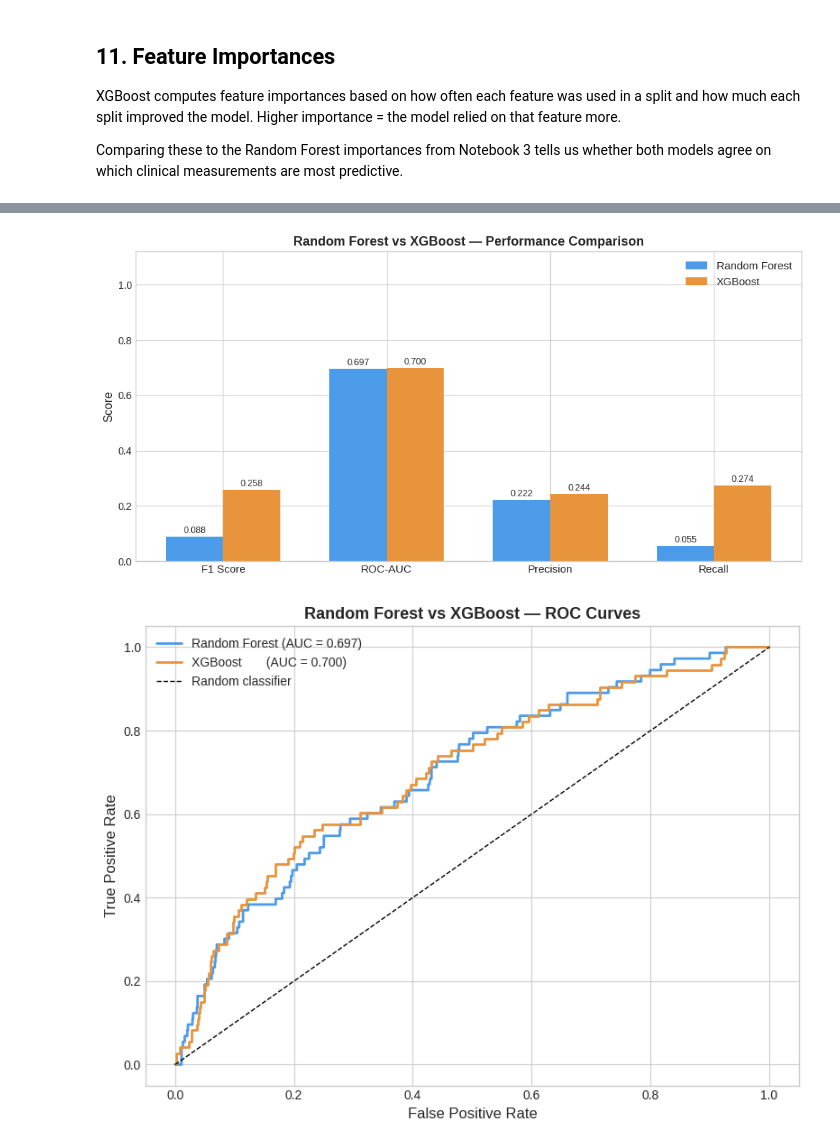
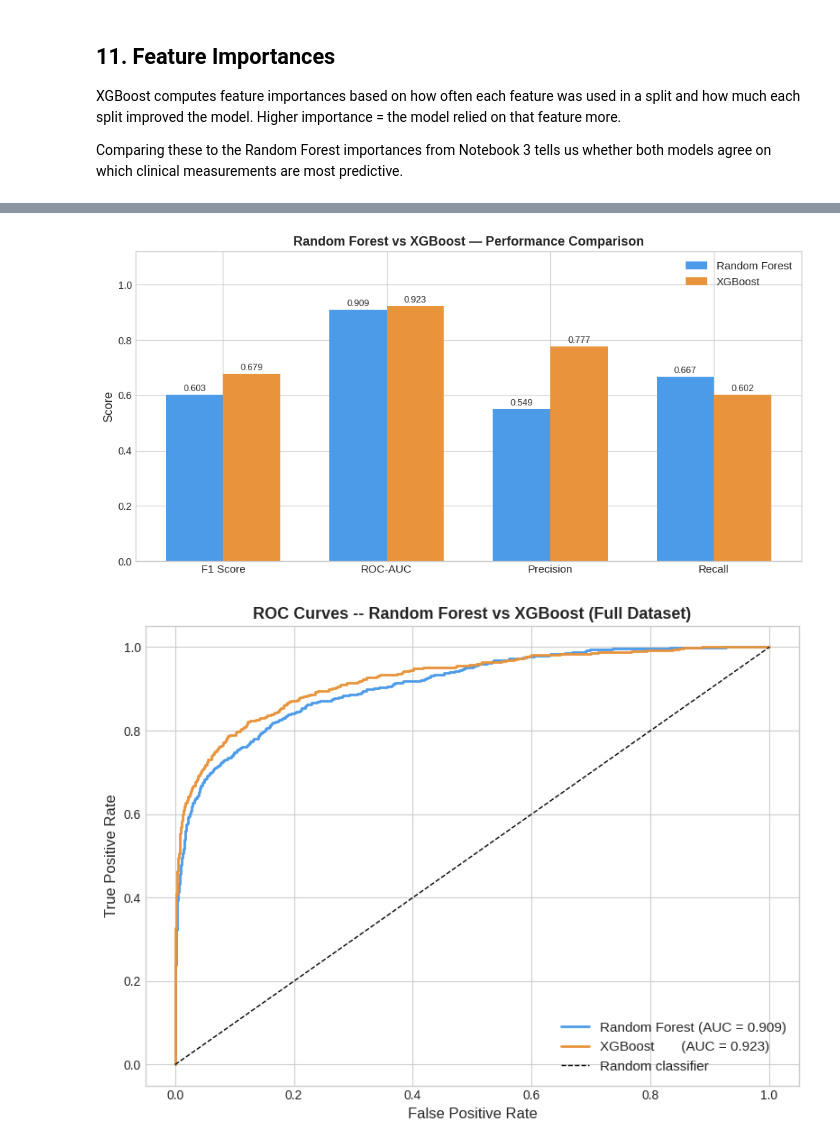
Before and after one commit to shiva-shivanibokka/Sepsis-ML-Model, a Jupyter notebook: 04_xgboost.ipynb, the cells around one changed output, grey strips where cells are left out. Saved outputs shown, nothing was run; the diff lists cells and outputs as text; code cells hidden in the pictures.

```diff
--- a/04_xgboost.ipynb
+++ b/04_xgboost.ipynb
@@ -286,0 +449,25 @@ Creatinine_max    0.045261
+# %%
+thresholds = [i/100 for i in range(5, 55, 5)]
+threshold_results_xgb = []
+
+for thresh in thresholds:
+    y_pred_t = (y_prob_xgb_full >= thresh).astype(int)
+    p = precision_score(y_test_full, y_pred_t, zero_division=0)
+    r = recall_score(y_test_full, y_pred_t, zero_division=0)
+    f = f1_score(y_test_full, y_pred_t, zero_division=0)
+    threshold_results_xgb.append((thresh, p, r, f))
+
+print("Threshold  Precision    Recall      F1  Caught")
+print("-" * 50)
+for thresh, p, r, f in threshold_results_xgb:
+    caught = int(r * y_test_full.sum())
+    row = f"{thresh:.2f}".rjust(10) + f"{p:.4f}".rjust(11) + f"{r:.4f}".rjust(9) + f"{f:.4f}".rjust(9) + str(caught).rjust(8)
+    print(row)
+
+best_thresh_xgb = max(threshold_results_xgb, key=lambda x: x[3])[0]
+print(f'\nBest threshold (max F1) : {best_thresh_xgb}')
+
+y_pred_best_thresh_xgb = (y_prob_xgb_full >= best_thresh_xgb).astype(int)
+print(f'F1 at best threshold    : {f1_score(y_test_full, y_pred_best_thresh_xgb):.4f}')
+print(f'Recall at best threshold: {recall_score(y_test_full, y_pred_best_thresh_xgb):.4f}')
+print(f'Sepsis caught           : {int(recall_score(y_test_full, y_pred_best_thresh_xgb) * y_test_full.sum())} / {int(y_test_full.sum())}')
@@ -330,46 +578,47 @@ Best model by F1 : XGBoost
 # %%
 metrics    = ['F1 Score', 'ROC-AUC', 'Precision', 'Recall']
-rf_scores  = comparison_df.loc['Random Forest'].values
-xgb_scores = comparison_df.loc['XGBoost'].values
+rf_scores  = comparison_df.loc['Random Forest (full)'].values
+xgb_scores = comparison_df.loc['XGBoost (full)'].values
 
 x     = np.arange(len(metrics))
 width = 0.35
 
 fig, ax = plt.subplots(figsize=(10, 5))
 bars_rf  = ax.bar(x - width/2, rf_scores,  width, label='Random Forest', color='#4C9BE8')
 bars_xgb = ax.bar(x + width/2, xgb_scores, width, label='XGBoost',       color='#E8943C')
 
 for bar in bars_rf:
     ax.text(bar.get_x() + bar.get_width()/2, bar.get_height() + 0.005,
             f'{bar.get_height():.3f}', ha='center', va='bottom', fontsize=9)
 for bar in bars_xgb:
     ax.text(bar.get_x() + bar.get_width()/2, bar.get_height() + 0.005,
             f'{bar.get_height():.3f}', ha='center', va='bottom', fontsize=9)
 
 ax.set_title('Random Forest vs XGBoost — Performance Comparison',
              fontsize=13, fontweight='bold')
 ax.set_xticks(x)
 ax.set_xticklabels(metrics, fontsize=11)
 ax.set_ylabel('Score', fontsize=12)
 ax.set_ylim(0, 1.12)
 ax.legend(fontsize=11)
 plt.tight_layout()
 plt.show()
 # %% [output]
-[figure, old version]
+[figure, new version]
 # %%
-fpr_rf,  tpr_rf,  _ = roc_curve(y_test, y_prob_rf)
-fpr_xgb, tpr_xgb, _ = roc_curve(y_test, y_prob)
+fpr_rf,  tpr_rf,  _ = roc_curve(y_test_full, y_prob_rf_full)
+fpr_xgb, tpr_xgb, _ = roc_curve(y_test_full, y_prob_xgb_full)
 
 fig, ax = plt.subplots(figsize=(8, 6))
 ax.plot(fpr_rf,  tpr_rf,  color='#4C9BE8', linewidth=2, label=f'Random Forest (AUC = {rf_auc:.3f})')
 ax.plot(fpr_xgb, tpr_xgb, color='#E8943C', linewidth=2, label=f'XGBoost       (AUC = {xgb_auc:.3f})')
 ax.plot([0, 1], [0, 1], 'k--', linewidth=1, label='Random classifier')
-ax.set_title('Random Forest vs XGBoost — ROC Curves', fontsize=13, fontweight='bold')
 ax.set_xlabel('False Positive Rate', fontsize=12)
 ax.set_ylabel('True Positive Rate', fontsize=12)
-ax.legend(fontsize=10)
+ax.set_title('ROC Curves -- Random Forest vs XGBoost (Full Dataset)',
+             fontsize=13, fontweight='bold')
+ax.legend(fontsize=11)
 plt.tight_layout()
 plt.show()
 # %% [output]
-[figure, old version]
+[figure, new version]
```
Also changed, not shown: parts of 31 cells of this notebook, 4 other files.
